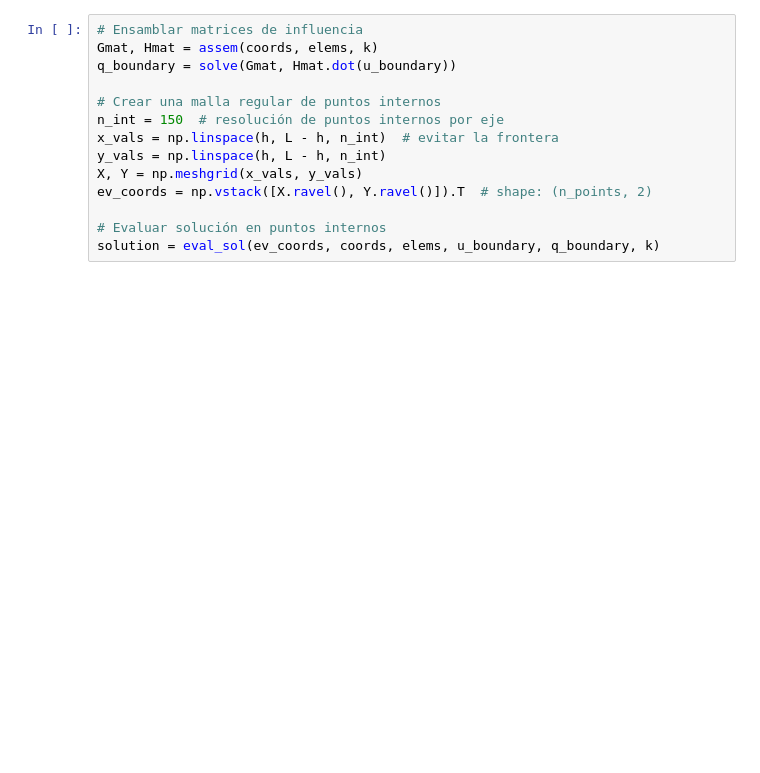
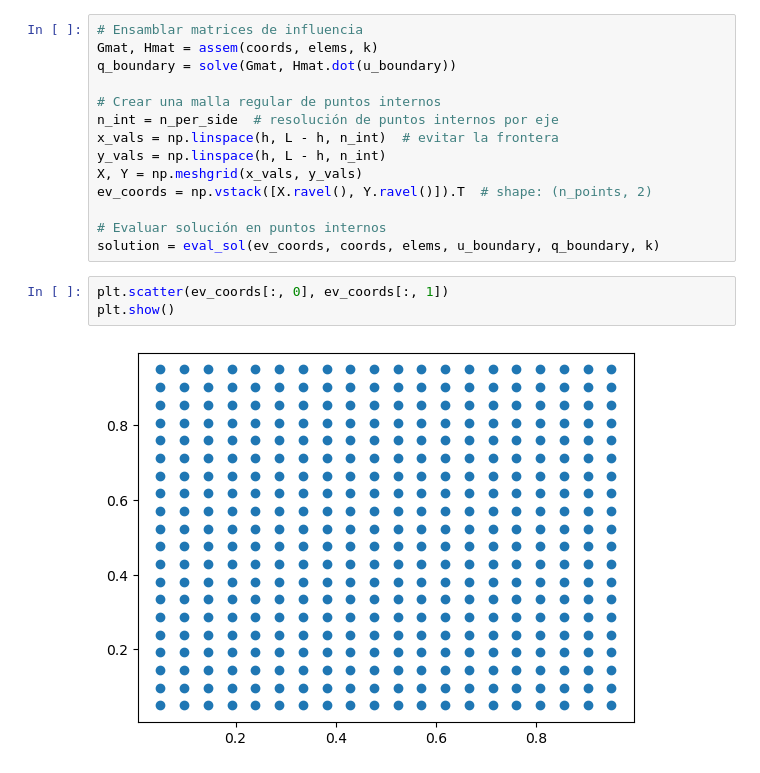
Before and after one commit to oscar-rincon/curso_bem, a Jupyter notebook: proyecto/helmholtz_interior_plane_wave.ipynb, the cells around one changed output. Drawn from its saved outputs; the diff is of its cells as text; blank space fills up the shorter version.

```diff
--- a/proyecto/helmholtz_interior_plane_wave.ipynb
+++ b/proyecto/helmholtz_interior_plane_wave.ipynb
@@ -71,7 +71,7 @@ Gmat, Hmat = assem(coords, elems, k)
 q_boundary = solve(Gmat, Hmat.dot(u_boundary))
 
 # Crear una malla regular de puntos internos
-n_int = 150  # resolución de puntos internos por eje
+n_int = n_per_side  # resolución de puntos internos por eje
 x_vals = np.linspace(h, L - h, n_int)  # evitar la frontera
 y_vals = np.linspace(h, L - h, n_int)
 X, Y = np.meshgrid(x_vals, y_vals)
@@ -79,4 +79,9 @@ ev_coords = np.vstack([X.ravel(), Y.ravel()]).T  # shape: (n_points, 2)
 
 # Evaluar solución en puntos internos
 solution = eval_sol(ev_coords, coords, elems, u_boundary, q_boundary, k)
+# %%
+plt.scatter(ev_coords[:, 0], ev_coords[:, 1])
+plt.show()
+# %% [output]
+[figure, added]
 # %%
```
Also changed, not shown: parts of 4 cells of this notebook, 2 other files.
